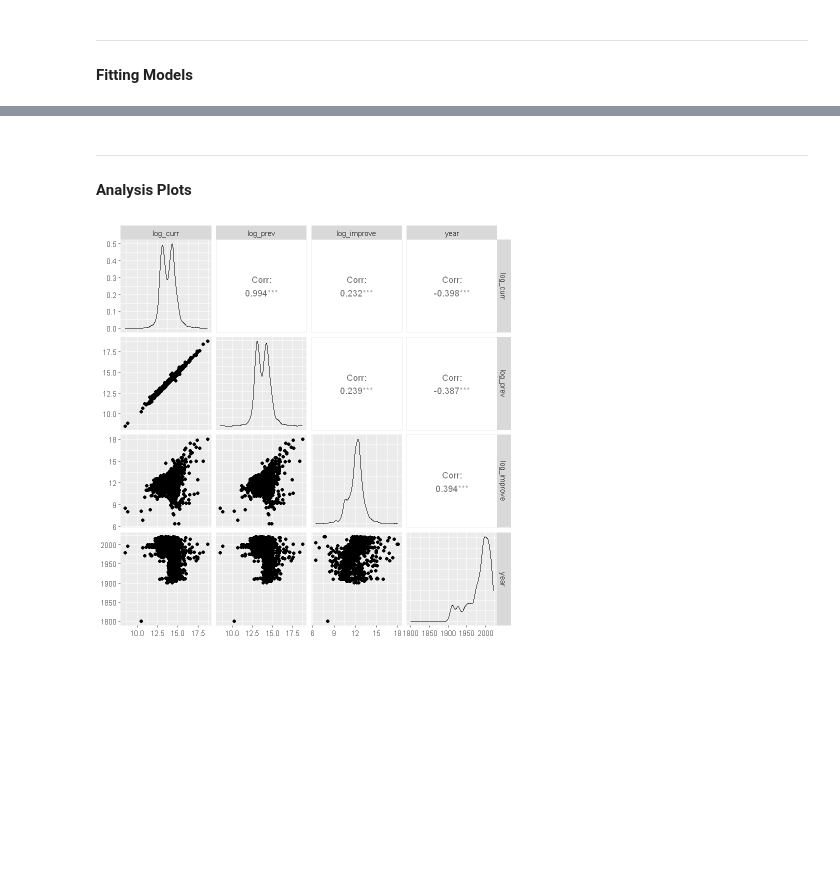
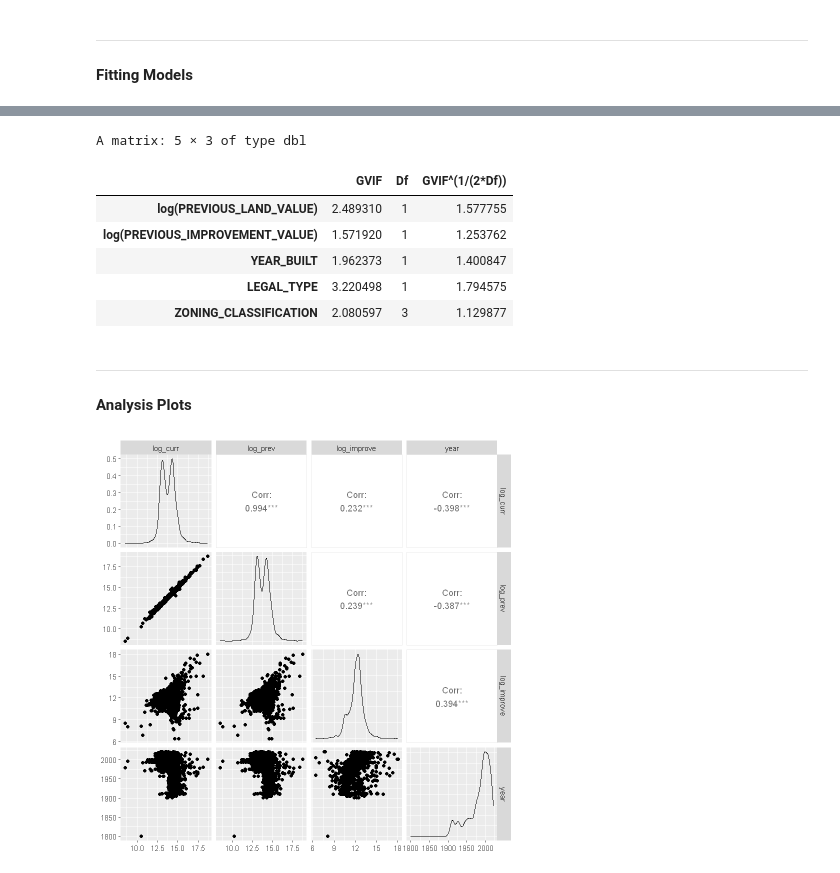
Before and after one commit to drrnaxl/STAT-306-Project, a Jupyter notebook: STAT_306_Final.ipynb, the cells around one changed output, grey strips where cells are left out. Cells and saved outputs as stored; diff of their text form; code cells hidden in the pictures; blank space fills up the shorter version.

```diff
--- a/STAT_306_Final.ipynb
+++ b/STAT_306_Final.ipynb
@@ -418,3 +420,14 @@ A tibble: 3 × 2
+# %%
+vif_add <- vif(fit_add)
+vif_add
+# %% [output]
+A matrix: 5 × 3 of type dbl
+|  | GVIF | Df | GVIF^(1/(2*Df)) |
+| log(PREVIOUS_LAND_VALUE) | 2.489310 | 1 | 1.577755 |
+| log(PREVIOUS_IMPROVEMENT_VALUE) | 1.571920 | 1 | 1.253762 |
+| YEAR_BUILT | 1.962373 | 1 | 1.400847 |
+| LEGAL_TYPE | 3.220498 | 1 | 1.794575 |
+| ZONING_CLASSIFICATION | 2.080597 | 3 | 1.129877 |
 # %% [markdown]
 --------------------------
 #### Analysis Plots
```
Also changed, not shown: parts of 8 cells of this notebook.
